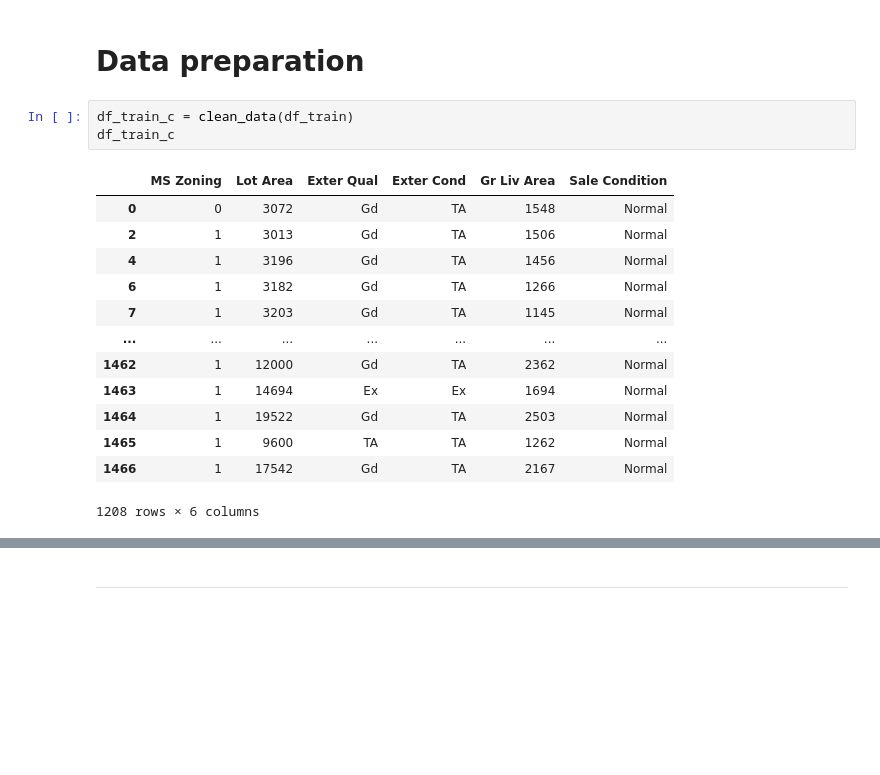
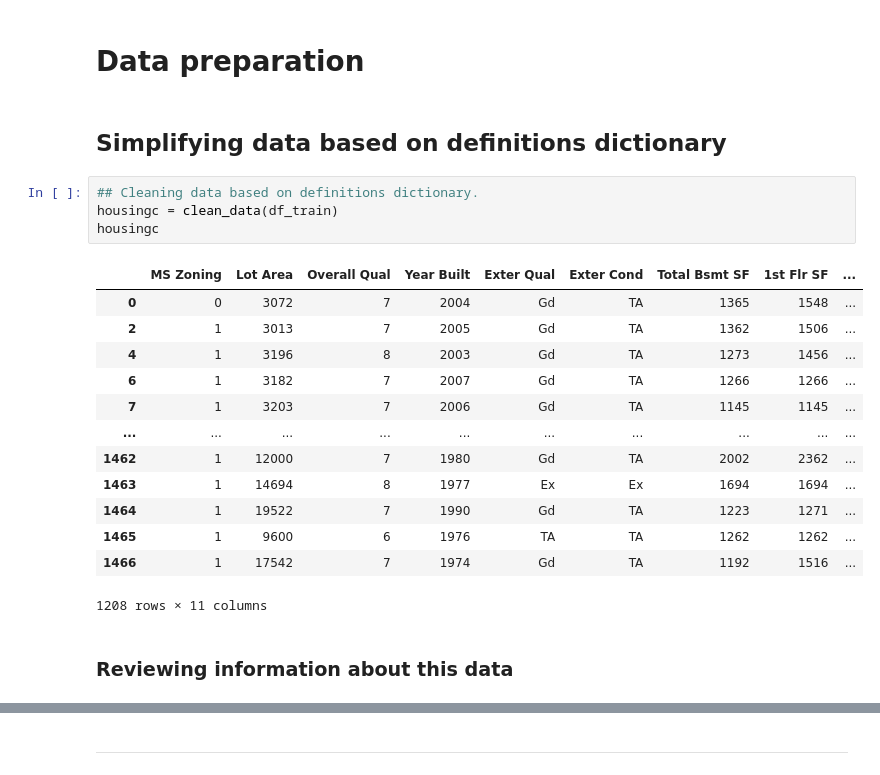
Before and after one commit to EnriqueOrtiz27/predicting-house-prices, a Jupyter notebook: Robs/Robs.ipynb, the cells around one changed output, grey strips where cells are left out. Cells and saved outputs as stored; diff of their text form; blank space fills up the shorter version.

Commit message:
About to train model for class problem

```diff
--- a/Robs/Robs.ipynb
+++ b/Robs/Robs.ipynb
@@ -183,19 +204,24 @@ sns.scatterplot(
 # %% [markdown]
 # Data preparation
-# %%
-df_train_c = clean_data(df_train)
-df_train_c
-# %% [output]
-|  | MS Zoning | Lot Area | Exter Qual | Exter Cond | Gr Liv Area | Sale Condition |
-| 0 | 0 | 3072 | Gd | TA | 1548 | Normal |
-| 2 | 1 | 3013 | Gd | TA | 1506 | Normal |
-| 4 | 1 | 3196 | Gd | TA | 1456 | Normal |
-| 6 | 1 | 3182 | Gd | TA | 1266 | Normal |
-| 7 | 1 | 3203 | Gd | TA | 1145 | Normal |
-| ... | ... | ... | ... | ... | ... | ... |
-| 1462 | 1 | 12000 | Gd | TA | 2362 | Normal |
-| 1463 | 1 | 14694 | Ex | Ex | 1694 | Normal |
-| 1464 | 1 | 19522 | Gd | TA | 2503 | Normal |
-| 1465 | 1 | 9600 | TA | TA | 1262 | Normal |
-| 1466 | 1 | 17542 | Gd | TA | 2167 | Normal |
-1208 rows × 6 columns
+# %% [markdown]
+## Simplifying data based on definitions dictionary
+# %%
+## Cleaning data based on definitions dictionary.
+housingc = clean_data(df_train)
+housingc
+# %% [output]
+|  | MS Zoning | Lot Area | Overall Qual | Year Built | Exter Qual | Exter Cond | Total Bsmt SF | 1st Flr SF | ... |
+| 0 | 0 | 3072 | 7 | 2004 | Gd | TA | 1365 | 1548 | ... |
+| 2 | 1 | 3013 | 7 | 2005 | Gd | TA | 1362 | 1506 | ... |
+| 4 | 1 | 3196 | 8 | 2003 | Gd | TA | 1273 | 1456 | ... |
+| 6 | 1 | 3182 | 7 | 2007 | Gd | TA | 1266 | 1266 | ... |
+| 7 | 1 | 3203 | 7 | 2006 | Gd | TA | 1145 | 1145 | ... |
+| ... | ... | ... | ... | ... | ... | ... | ... | ... | ... |
+| 1462 | 1 | 12000 | 7 | 1980 | Gd | TA | 2002 | 2362 | ... |
+| 1463 | 1 | 14694 | 8 | 1977 | Ex | Ex | 1694 | 1694 | ... |
+| 1464 | 1 | 19522 | 7 | 1990 | Gd | TA | 1223 | 1271 | ... |
+| 1465 | 1 | 9600 | 6 | 1976 | TA | TA | 1262 | 1262 | ... |
+| 1466 | 1 | 17542 | 7 | 1974 | Gd | TA | 1192 | 1516 | ... |
+1208 rows × 11 columns
+# %% [markdown]
+### Reviewing information about this data
```
Also changed, not shown: parts of 24 cells of this notebook, 3 other files.
